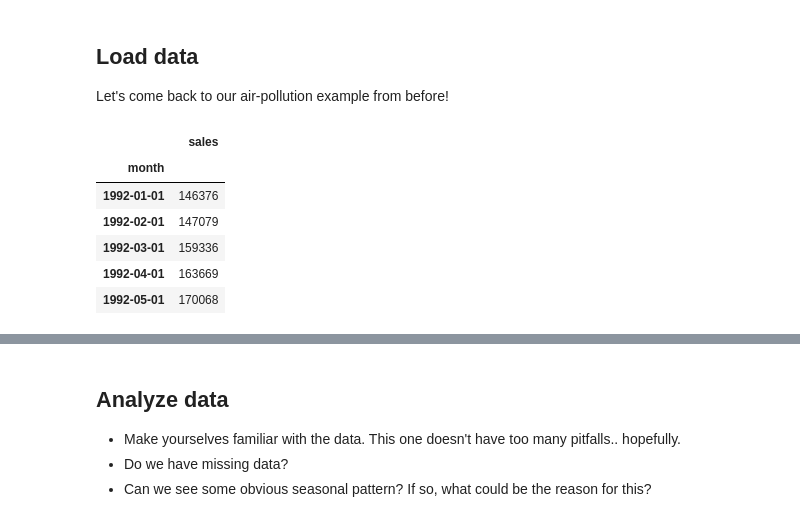
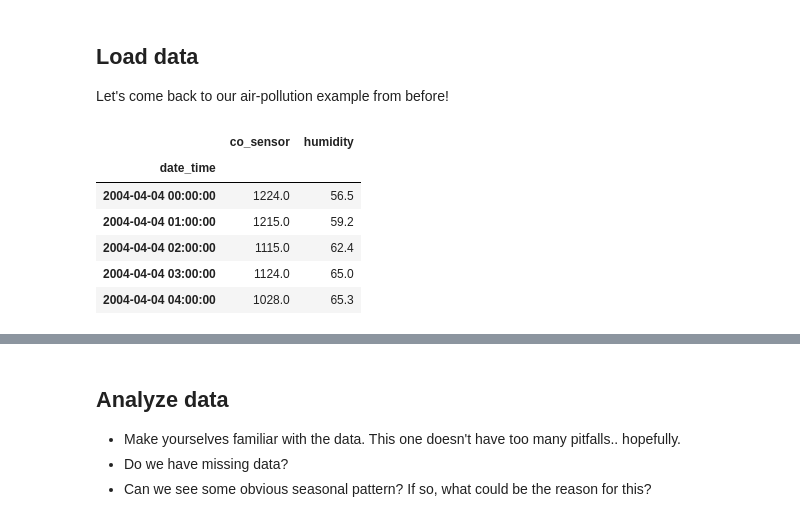
Before and after one commit to WeinbergMalte/timeseries-forecasting-workshop, a Jupyter notebook: notebooks/07-multi-step-ahead-forecasting.ipynb, the cells around one changed output, grey strips where cells are left out. Cells and saved outputs as stored; diff of their text form; code cells hidden in the pictures.

```diff
--- a/notebooks/07-multi-step-ahead-forecasting.ipynb
+++ b/notebooks/07-multi-step-ahead-forecasting.ipynb
@@ -36,17 +33,18 @@ The autoreload extension is already loaded. To reload it, use:
 ## Load data
 Let's come back to our air-pollution example from before!
 # %%
-TARGET_COL = "sales"
-SPLIT_DATE = "2011-09-30"
-FILE_PATH = DATA_DIR / "online_retail.csv"
+SPLIT_DATE = "2005-02-01"
+TARGET_COL = "co_sensor"
+FILE_PATH = DATA_DIR / "air_quality.csv"
+VARIABLES = [TARGET_COL, "humidity"]
 
-df_in = load_retail(FILE_PATH)
+df_in = load_air_quality(FILE_PATH)[VARIABLES]
 df_in.head()
 # %% [output]
-|  | sales |
-| month |  |
-| 1992-01-01 | 146376 |
-| 1992-02-01 | 147079 |
-| 1992-03-01 | 159336 |
-| 1992-04-01 | 163669 |
-| 1992-05-01 | 170068 |
+|  | co_sensor | humidity |
+| date_time |  |  |
+| 2004-04-04 00:00:00 | 1224.0 | 56.5 |
+| 2004-04-04 01:00:00 | 1215.0 | 59.2 |
+| 2004-04-04 02:00:00 | 1115.0 | 62.4 |
+| 2004-04-04 03:00:00 | 1124.0 | 65.0 |
+| 2004-04-04 04:00:00 | 1028.0 | 65.3 |
```
Also changed, not shown: parts of 10 cells of this notebook, 9 other files.
